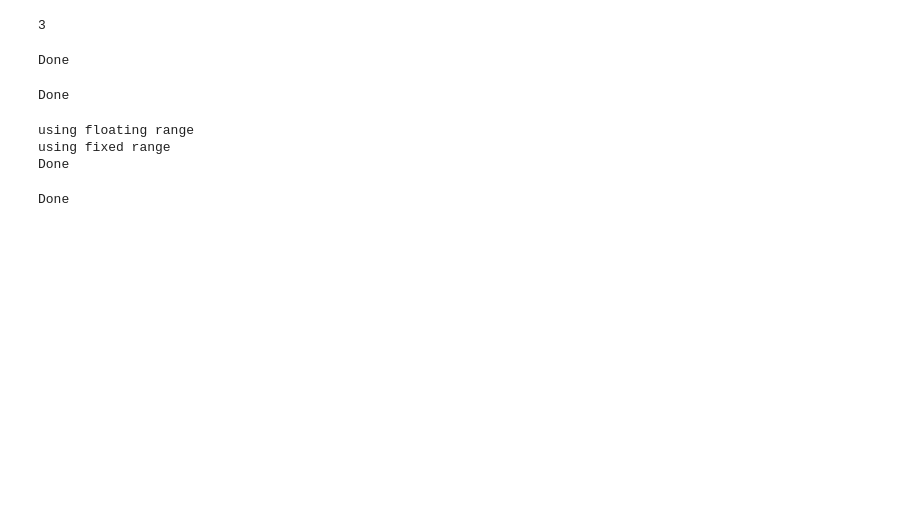
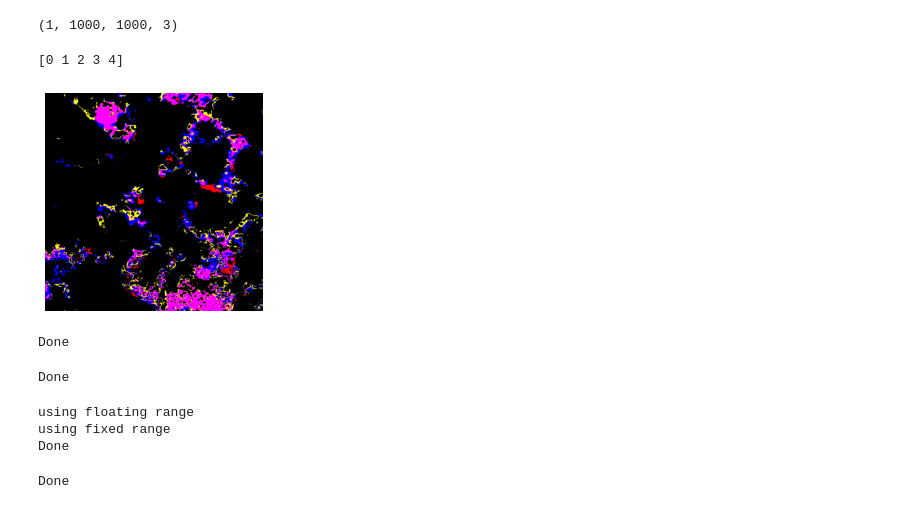
Before and after one commit to robinjacobroy/tree_counting, a Jupyter notebook: Trackbar.ipynb, the cells around one changed output. Cells and saved outputs as stored; diff of their text form; code cells hidden in the pictures; blank space fills up the shorter version.

```diff
--- a/Trackbar.ipynb
+++ b/Trackbar.ipynb
@@ -5,8 +6,16 @@ import matplotlib.pyplot as plt
 # %%
 def nothing(x):
     pass
+# %%
+image[None,...].shape
+# %% [output]
+(1, 1000, 1000, 3)
 # %%
-frame = cv2.imread("/home/robin/rgb_crop.png", 0)
-frame.min()
+frame = cv.imread("multi_mask.png",0)[:1000,:1000]
+image = label2rgb(frame)
+print(np.unique(frame))
+plt.axis('off')
+plt.imshow(image);
 # %% [output]
-3
+[0 1 2 3 4]
+[figure, added]
```
Also changed, not shown: parts of 10 cells of this notebook.
